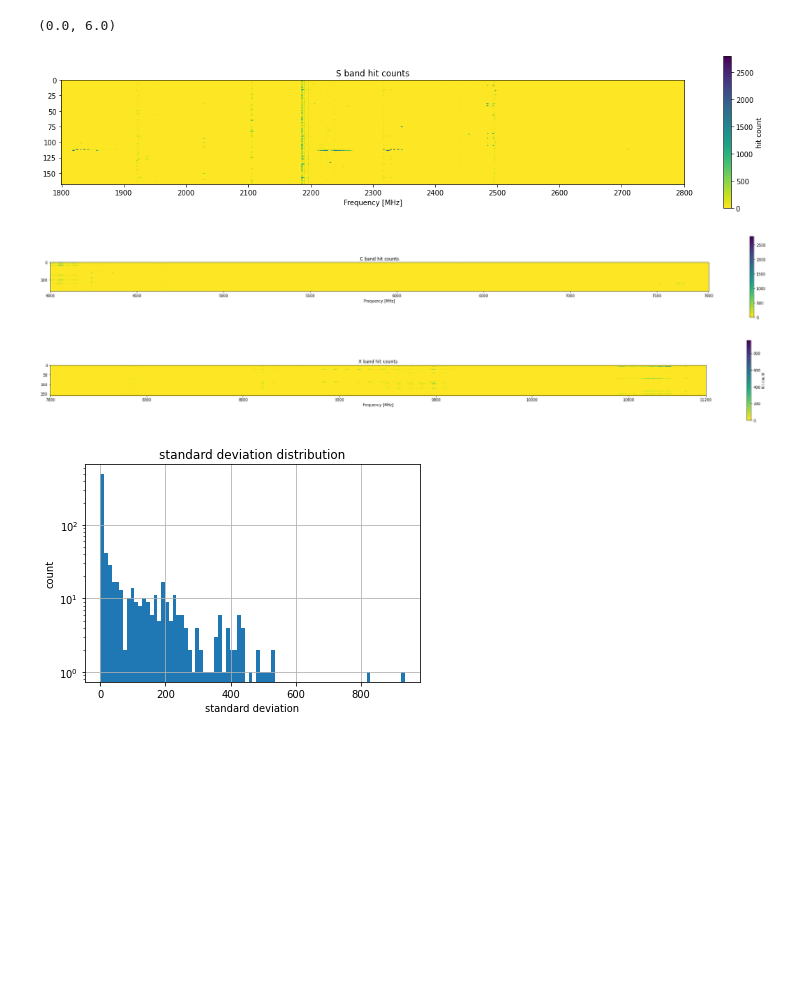
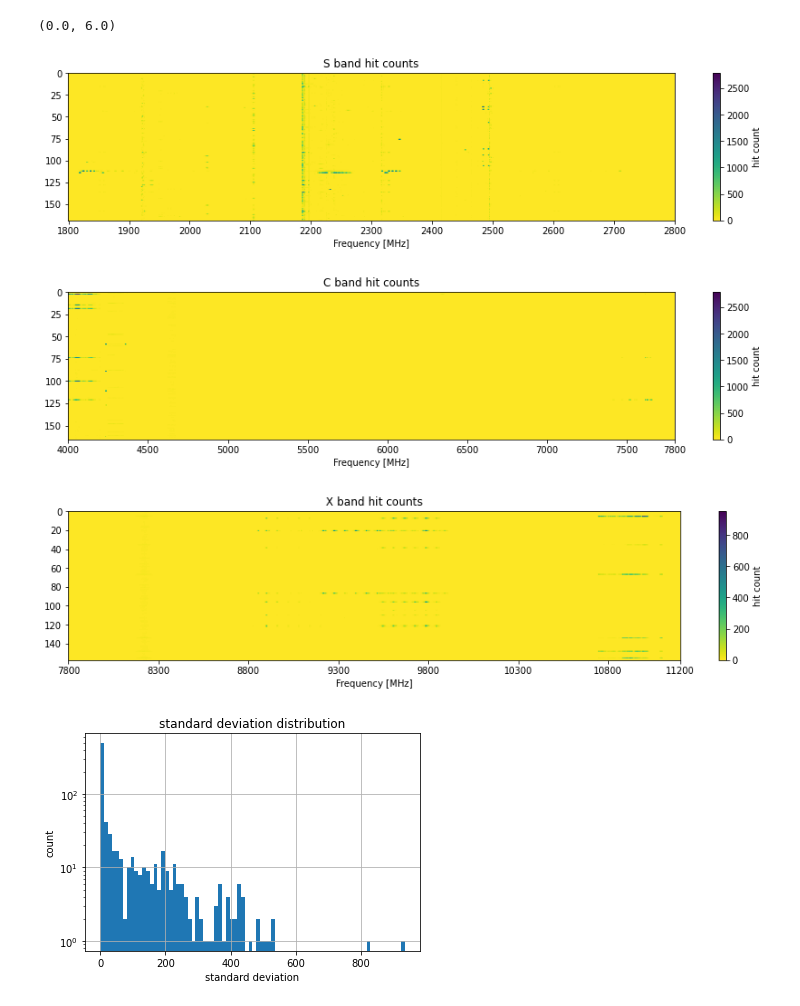
Before and after one commit to dbautista98/Breakthrough_Listen, a Jupyter notebook: turboSETI_vs_energy_detection.ipynb, the cells around one changed output. Cells and saved outputs as stored; diff of their text form; code cells hidden in the pictures; blank space fills up the shorter version.

```diff
--- a/turboSETI_vs_energy_detection.ipynb
+++ b/turboSETI_vs_energy_detection.ipynb
@@ -323,39 +347,39 @@ np.min(band["1420.0"]), np.max(band["1420.0"])
 # %% [output]
 (0.0, 6.0)
 # %%
-savedir = "/home/danielb/fall_2021/GBT_heatmaps/"
+savedir = "/home/danielb/fall_2021/GBT_heatmaps/csv/"
 
 band = pd.read_csv(all_hist_csvs[5], index_col="filename")
 freqs = np.arange(1800, 2800.1)
 band_data = band.to_numpy()
 mask = np.where((freqs <= 2300) & (freqs >= 2360))
 band_data[:, mask] = 0
 
-plt.figure(figsize=(20,4))
-plt.imshow(band, cmap="viridis_r")
+plt.figure(figsize=(15,3))
+plt.imshow(band, cmap="viridis_r", aspect="auto")
 plt.colorbar(label="hit count")
 
 n_ticks = 11
 
 ticks = np.arange(1800, 2800.1, 100)
 indices = (np.where(np.in1d(freqs, ticks) == True)[0])#, len(band))
 plt.xticks(ticks=indices, labels=freqs[indices].astype(int))
 plt.xlabel("Frequency [MHz]");
 plt.title("S band hit counts")
 plt.savefig(savedir + "S_band.pdf", bbox_inches="tight", transparent=False)
 plt.show()
 # %% [output]
-[figure, old version]
+[figure, new version]
 # %%
-savedir = "/home/danielb/fall_2021/GBT_heatmaps/"
+savedir = "/home/danielb/fall_2021/GBT_heatmaps/csv/"
 
 band = pd.read_csv(all_hist_csvs[4], index_col="filename")
 freqs = np.arange(4000, 7800.1)
 band_data = band.to_numpy()
 
-plt.figure(figsize=(40,4))
-plt.imshow(band, cmap="viridis_r")
-plt.colorbar()
+plt.figure(figsize=(15,3))
+plt.imshow(band, cmap="viridis_r", aspect="auto")
+plt.colorbar(label="hit count")
 
 ticks = np.asarray([4000, 4500, 5000, 5500, 6000, 6500, 7000, 7500, 7800])
 indices = (np.where(np.in1d(freqs, ticks) == True)[0])#, len(band))
@@ -365,14 +389,16 @@ plt.title("C band hit counts")
 plt.savefig(savedir + "C_band.pdf", bbox_inches="tight", transparent=False)
 plt.show()
 # %% [output]
-[figure, old version]
+[figure, new version]
 # %%
+savedir = "/home/danielb/fall_2021/GBT_heatmaps/csv/"
+
 band = pd.read_csv(all_hist_csvs[1], index_col="filename")
 freqs = np.arange(7800, 11200.1)
 band_data = band.to_numpy()
 
-plt.figure(figsize=(40,4))
-plt.imshow(band, cmap="viridis_r")
+plt.figure(figsize=(15,3))
+plt.imshow(band, cmap="viridis_r", aspect="auto")
 plt.colorbar(label="hit count")
 
 ticks = np.append(np.arange(7800, 11200.1, 500), 11200)
@@ -383,7 +409,7 @@ plt.title("X band hit counts")
 plt.savefig(savedir + "X_band.pdf", bbox_inches="tight", transparent=False)
 plt.show()
 # %% [output]
-[figure, old version]
+[figure, new version]
 # %%
 def z_score(df):
     arr = np.array(df)
```
Also changed, not shown: parts of 19 cells of this notebook.
